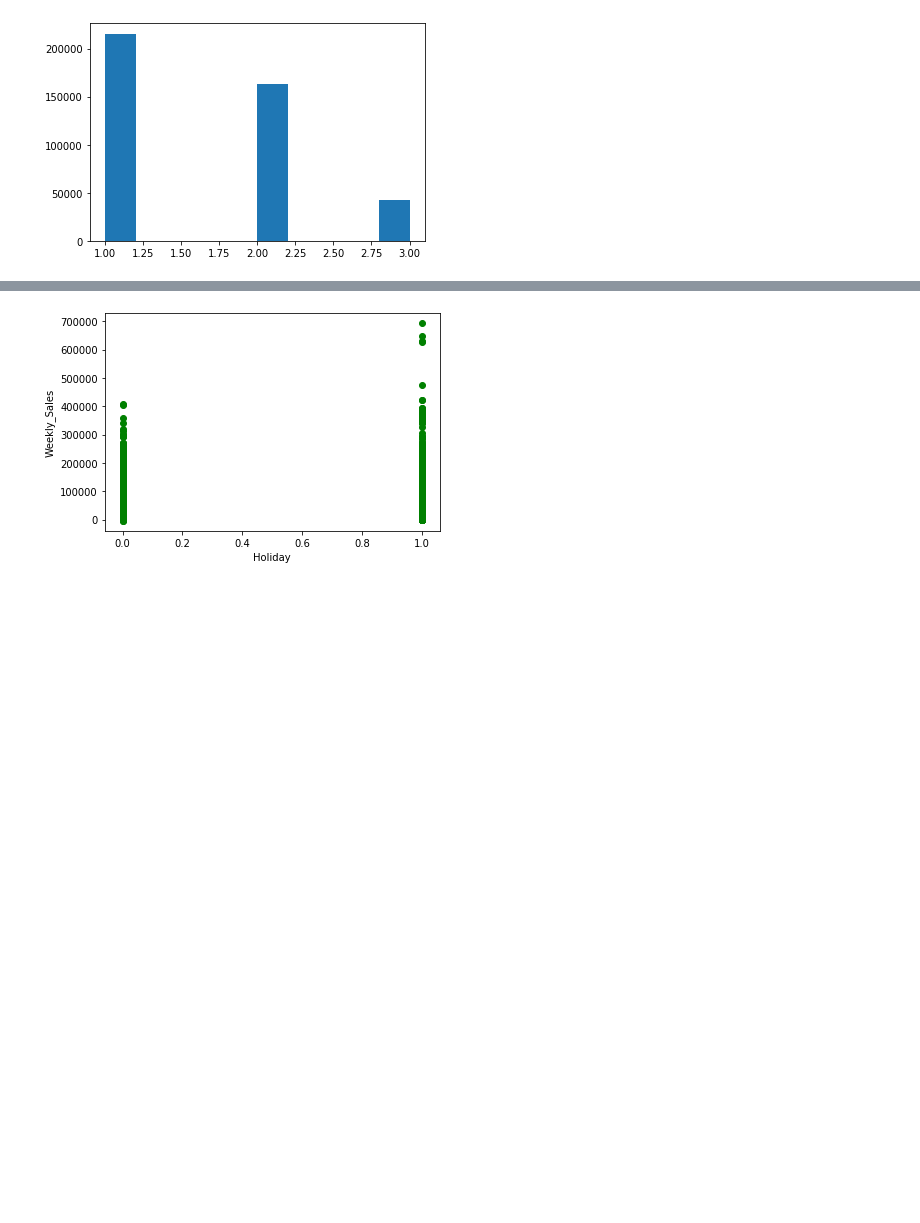
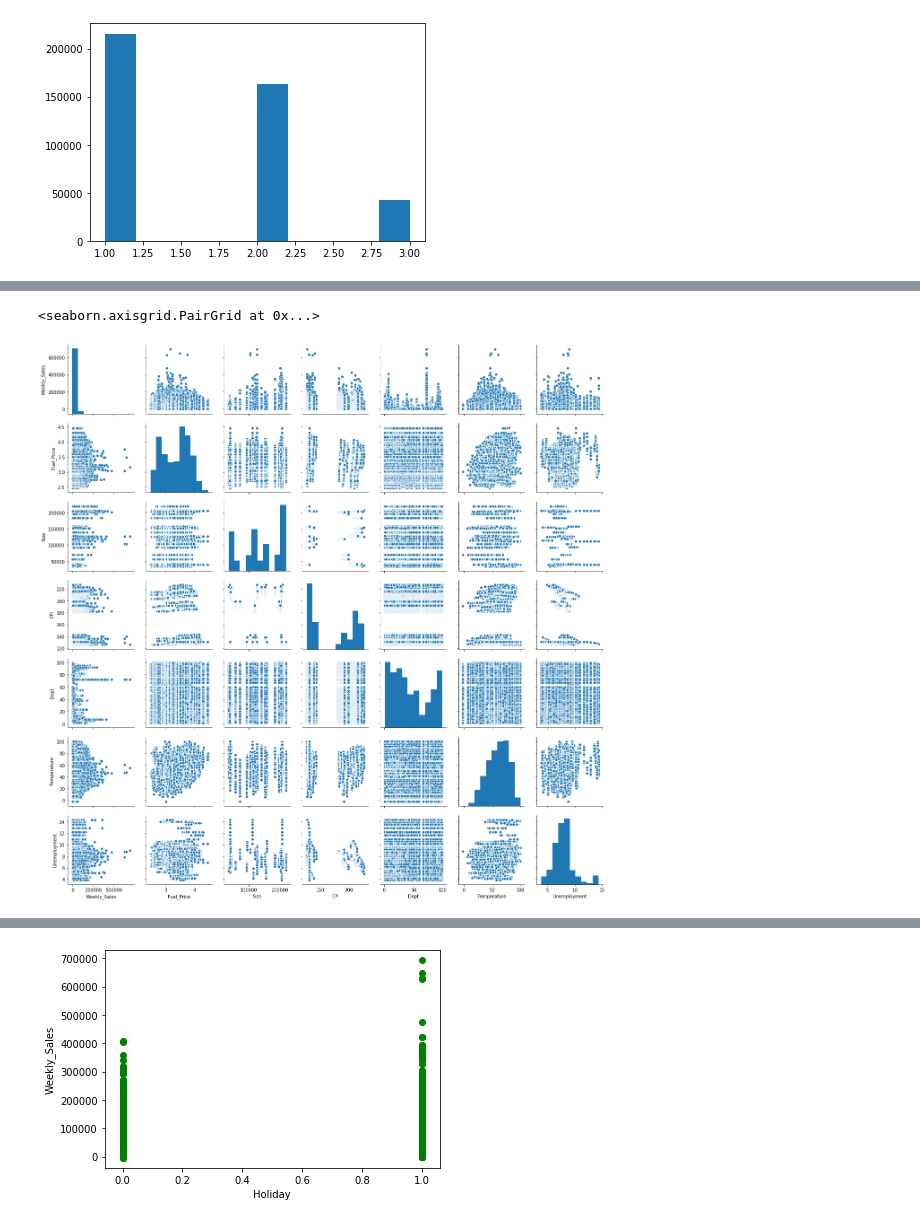
Before and after one commit to Jagajit20/Sales_Forecasting, a Jupyter notebook: Walmart_Sales_Forecasting_Project.ipynb, the cells around one changed output, grey strips where cells are left out. Cells and saved outputs as stored; diff of their text form; code cells hidden in the pictures; blank space fills up the shorter version.

```diff
--- a/Walmart_Sales_Forecasting_Project.ipynb
+++ b/Walmart_Sales_Forecasting_Project.ipynb
@@ -226,3 +232,6 @@ plt.show()
 # %%
-# sns.pairplot(train_final_data, vars=['Weekly_Sales', 'Fuel_Price', 'Size', 'CPI', 'Dept', 'Temperature', 'Unemployment'])
+sns.pairplot(train_final_data, vars=['Weekly_Sales', 'Fuel_Price', 'Size', 'CPI', 'Dept', 'Temperature', 'Unemployment'])
+# %% [output]
+<seaborn.axisgrid.PairGrid at 0x...>
+[figure, added]
 # %%
```
Also changed, not shown: parts of 3 cells of this notebook.
